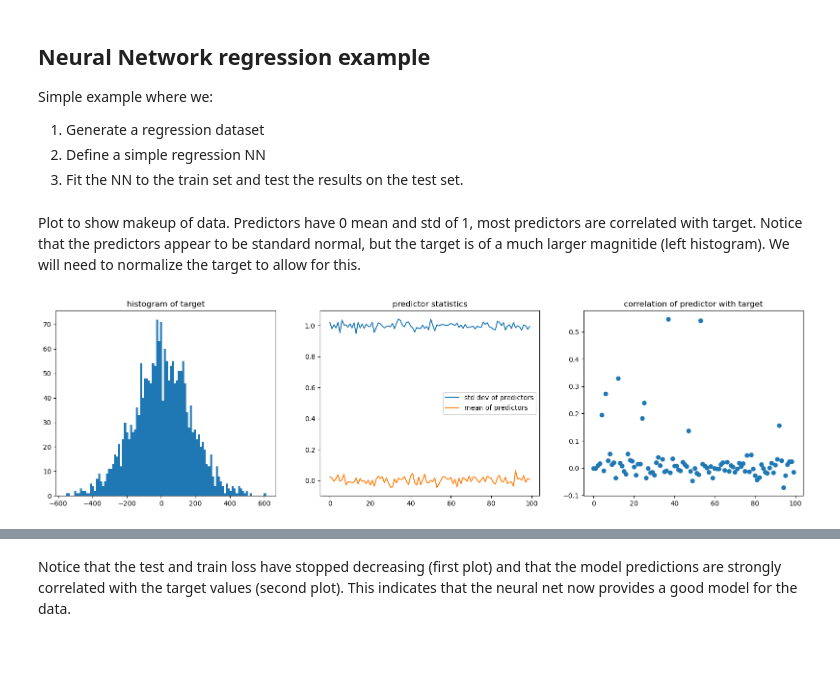
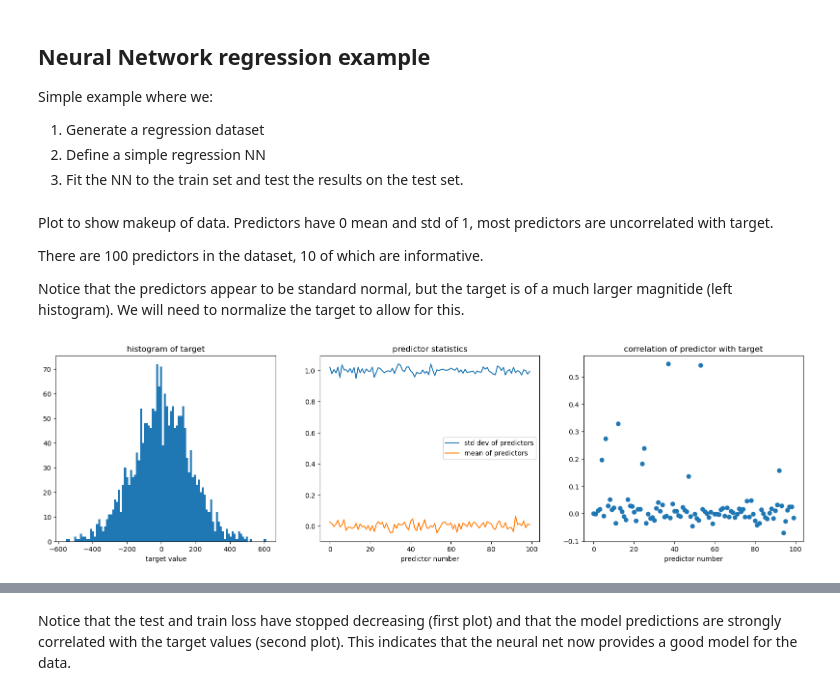
Before and after one commit to stephen-osullivan/deep-learning-examples, a Jupyter notebook: pytorch-simple-example.ipynb, the cells around one changed output, grey strips where cells are left out. Cells and saved outputs as stored; diff of their text form; code cells hidden in the pictures; blank space fills up the shorter version.

```diff
--- a/pytorch-simple-example.ipynb
+++ b/pytorch-simple-example.ipynb
@@ -35,21 +35,27 @@ Simple example where we:
 from sklearn.datasets import make_regression
 X, y = make_regression(n_samples=2_000, random_state=0)
 # %% [markdown]
-Plot to show makeup of data. Predictors have 0 mean and std of 1, most predictors are correlated with target.
+Plot to show makeup of data. Predictors have 0 mean and std of 1, most predictors are uncorrelated with target.
+
+There are 100 predictors in the dataset, 10 of which are informative.
+
 Notice that the predictors appear to be standard normal, but the target is of a much larger magnitide (left histogram). We will need to normalize the target to allow for this.
 # %%
 fig, (ax1, ax2, ax3) = plt.subplots(1, 3, figsize = (20,5))
 ax1.hist(y, bins = 100)
 ax1.set_title('histogram of target')
+ax1.set_xlabel('target value')
 ax2.plot(X.std(axis=0), label = 'std dev of predictors')
 ax2.plot(X.mean(axis=0), label = 'mean of predictors')
 ax2.legend()
+ax2.set_xlabel('predictor number')
 ax2.set_title('predictor statistics')
 ax3.scatter(x = range(100), y = [np.corrcoef(X[:,i],y)[1,0] for i in range(100)])
+ax3.set_xlabel('predictor number')
 ax3.set_title('correlation of predictor with target')
 plt.show()
 # %% [output]
-[figure, old version]
+[figure, new version]
 # %%
 # define our simple neural network. RELU is used to introduce non-linearity between layers.
 class RegressionNN(nn.Module):
```
Also changed, not shown: parts of 1 cell of this notebook.
